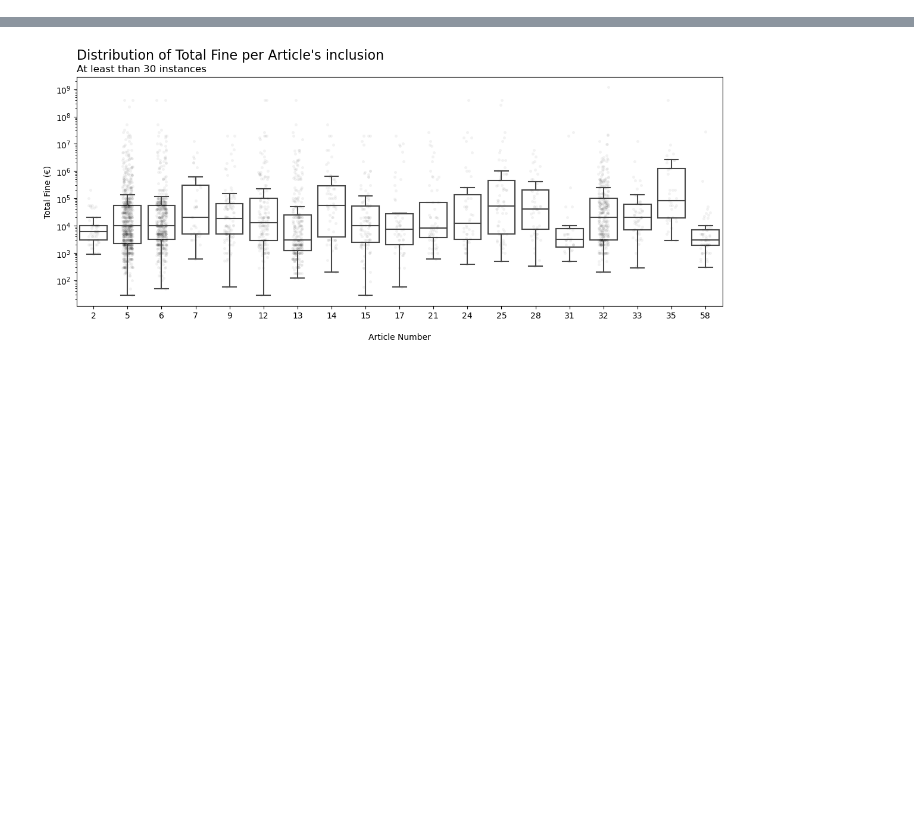
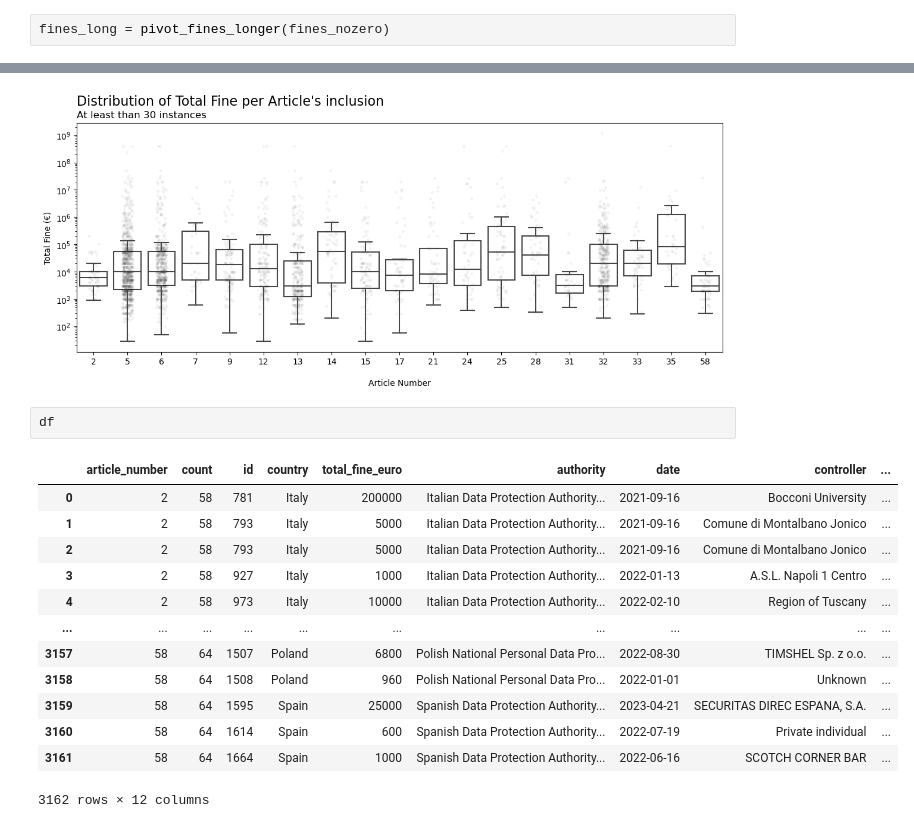
Before and after one commit to dc27/gdpr-fines-analysis, a Jupyter notebook: data_exploration.ipynb, the cells around one changed output, grey strips where cells are left out. Cells and saved outputs as stored; diff of their text form; blank space fills up the shorter version.

```diff
--- a/data_exploration.ipynb
+++ b/data_exploration.ipynb
@@ -280,3 +264,5 @@ fines_long = (
+# %%
+fines_long = pivot_fines_longer(fines_nozero)
 # %% [markdown]
 ### Which articles are referenced the most often?
 # %%
@@ -340,3 +326,19 @@ ax.set_title(f'At least than {MIN_OCCURENCES} instances', loc='left')
 fig.suptitle('Distribution of Total Fine per Article\'s inclusion', x=ax.get_position().get_points()[0][0], ha='left', fontsize=16, y=0.975);
 # %% [output]
 [figure]
+# %%
+df
+# %% [output]
+|  | article_number | count | id | country | total_fine_euro | authority | date | controller | ... |
+| 0 | 2 | 58 | 781 | Italy | 200000 | Italian Data Protection Authority... | 2021-09-16 | Bocconi University | ... |
+| 1 | 2 | 58 | 793 | Italy | 5000 | Italian Data Protection Authority... | 2021-09-16 | Comune di Montalbano Jonico | ... |
+| 2 | 2 | 58 | 793 | Italy | 5000 | Italian Data Protection Authority... | 2021-09-16 | Comune di Montalbano Jonico | ... |
+| 3 | 2 | 58 | 927 | Italy | 1000 | Italian Data Protection Authority... | 2022-01-13 | A.S.L. Napoli 1 Centro | ... |
+| 4 | 2 | 58 | 973 | Italy | 10000 | Italian Data Protection Authority... | 2022-02-10 | Region of Tuscany | ... |
+| ... | ... | ... | ... | ... | ... | ... | ... | ... | ... |
+| 3157 | 58 | 64 | 1507 | Poland | 6800 | Polish National Personal Data Pro... | 2022-08-30 | TIMSHEL Sp. z o.o. | ... |
+| 3158 | 58 | 64 | 1508 | Poland | 960 | Polish National Personal Data Pro... | 2022-01-01 | Unknown | ... |
+| 3159 | 58 | 64 | 1595 | Spain | 25000 | Spanish Data Protection Authority... | 2023-04-21 | SECURITAS DIREC ESPANA, S.A. | ... |
+| 3160 | 58 | 64 | 1614 | Spain | 600 | Spanish Data Protection Authority... | 2022-07-19 | Private individual | ... |
+| 3161 | 58 | 64 | 1664 | Spain | 1000 | Spanish Data Protection Authority... | 2022-06-16 | SCOTCH CORNER BAR | ... |
+3162 rows × 12 columns
```
Also changed, not shown: parts of 2 cells of this notebook, 2 other files.
